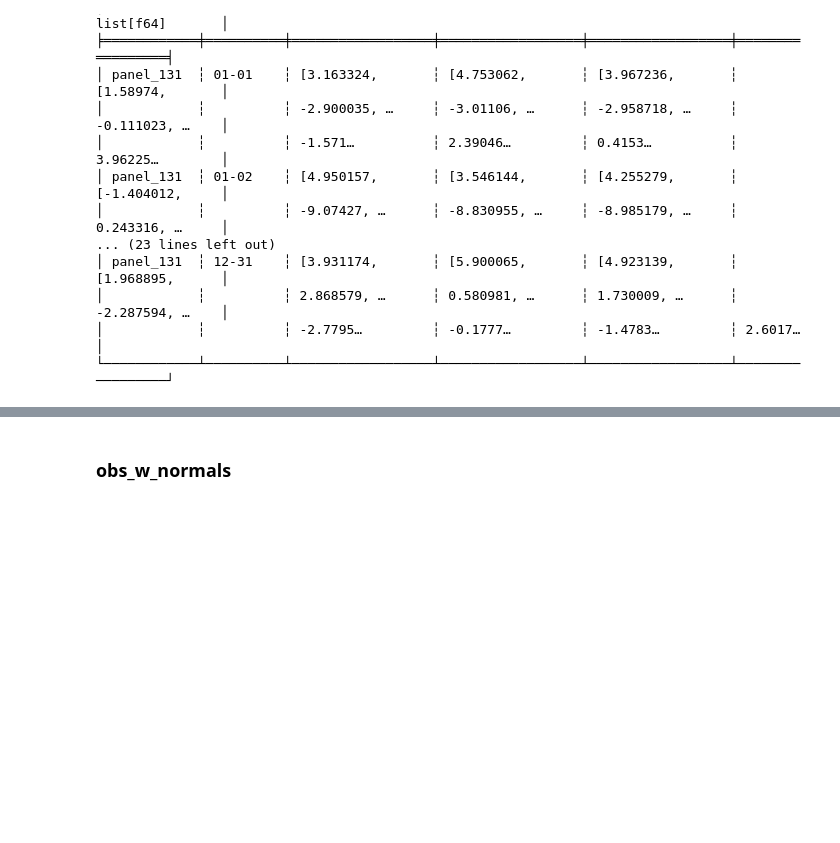
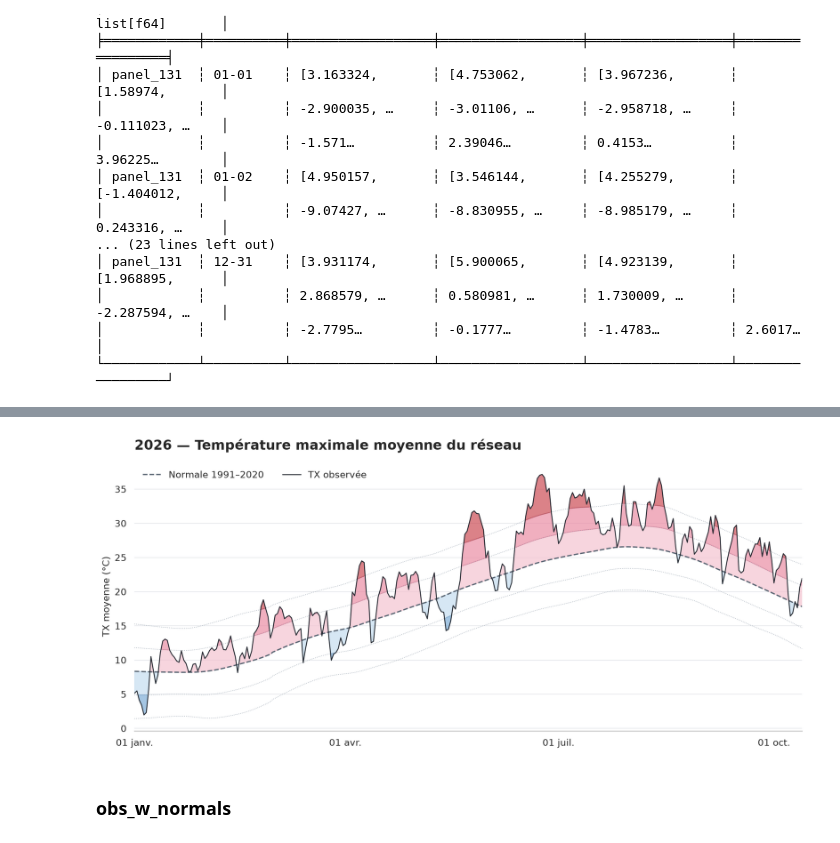
Before and after one commit to bpictogram/climato-lab, a Jupyter notebook: notebooks/explorations/daily_norms_calculations.ipynb, the cells around one changed output, grey strips where cells are left out. Cells and saved outputs as stored; diff of their text form; code cells hidden in the pictures; blank space fills up the shorter version.

```diff
--- a/notebooks/explorations/daily_norms_calculations.ipynb
+++ b/notebooks/explorations/daily_norms_calculations.ipynb
@@ -2171,3 +2487,87 @@ shape: (286, 11)
+# %%
+sns.set_theme(style="whitegrid")
+
+fig, ax = plt.subplots(figsize=(12, 5.5), dpi=180)
+
+# Zones chaudes : couleurs plus soutenues à chaque seuil
+ax.fill_between(
+    x, y_mean, np.minimum(y, y_std_p1),
+    where=y > y_mean,
+    color="#F5C4D0", alpha=0.7, interpolate=True,
+)
+ax.fill_between(
+    x, y_std_p1, np.minimum(y, y_std_p2),
+    where=y > y_std_p1,
+    color="#EB8DA5", alpha=0.7, interpolate=True,
+)
+ax.fill_between(
+    x, y_std_p2, y,
+    where=y > y_std_p2,
+    color="#C83F49", alpha=0.65, interpolate=True,
+)
+
+# Zones froides
+ax.fill_between(
+    x, np.maximum(y, y_std_m1), y_mean,
+    where=y < y_mean,
+    color="#C5DDF0", alpha=0.7, interpolate=True,
+)
+ax.fill_between(
+    x, np.maximum(y, y_std_m2), y_std_m1,
+    where=y < y_std_m1,
+    color="#7FAED8", alpha=0.7, interpolate=True,
+)
+ax.fill_between(
+    x, y, y_std_m2,
+    where=y < y_std_m2,
+    color="#3266B0", alpha=0.65, interpolate=True,
+)
+
+# Limites climatologiques discrètes
+for bound in [y_std_m2, y_std_m1, y_std_p1, y_std_p2]:
+    ax.plot(
+        x, bound,
+        color="#8794A3", linewidth=0.75,
+        linestyle=":", alpha=0.75,
+    )
+
+ax.plot(
+    x, y_mean,
+    color="#566270", linewidth=1.5,
+    linestyle="--",
+    label="Normale 1991–2020",
+)
+
+ax.plot(
+    x, y,
+    color="#252A32", linewidth=1.1,
+    label="TX observée",
+)
+
+ax.set_title(
+    "2026 - Température maximale moyenne du réseau",
+    fontsize=16, fontweight="bold",
+    loc="left", pad=15,
+)
+ax.set_ylabel("TX moyenne (°C)", fontsize=11)
+ax.set_xlabel("")
+
+ax.set_xlim(date(2026, 1, 1), date(2026, 10, 13))
+ax.xaxis.set_major_locator(
+    mdates.MonthLocator(bymonth=[1, 4, 7, 10])
+)
+ax.xaxis.set_major_formatter(FuncFormatter(format_day_month))
+
+ax.grid(axis="x", visible=False)
+ax.grid(axis="y", color="#E5E7EB", linewidth=0.8)
+
+ax.spines[["top", "right", "left"]].set_visible(False)
+ax.legend(loc="upper left", frameon=False, ncol=2)
+
+fig.tight_layout()
+plt.show()
+# %% [output]
+[figure, added]
 # %% [markdown]
 ### obs_w_normals
 # %% [markdown]
```
Also changed, not shown: parts of 18 cells of this notebook.
